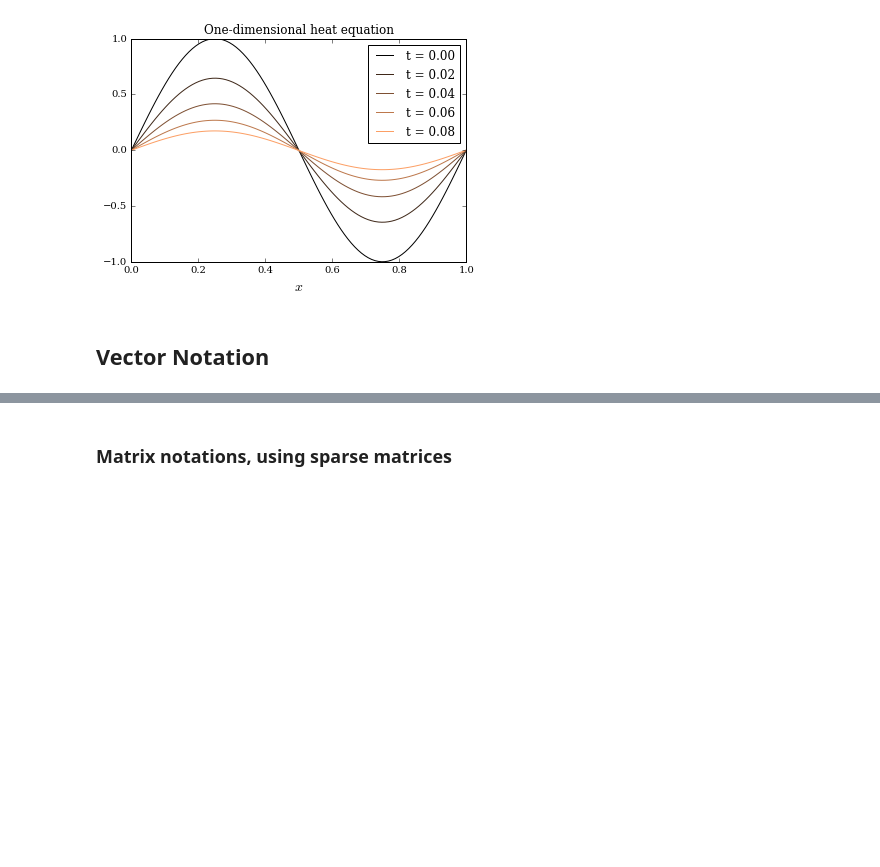
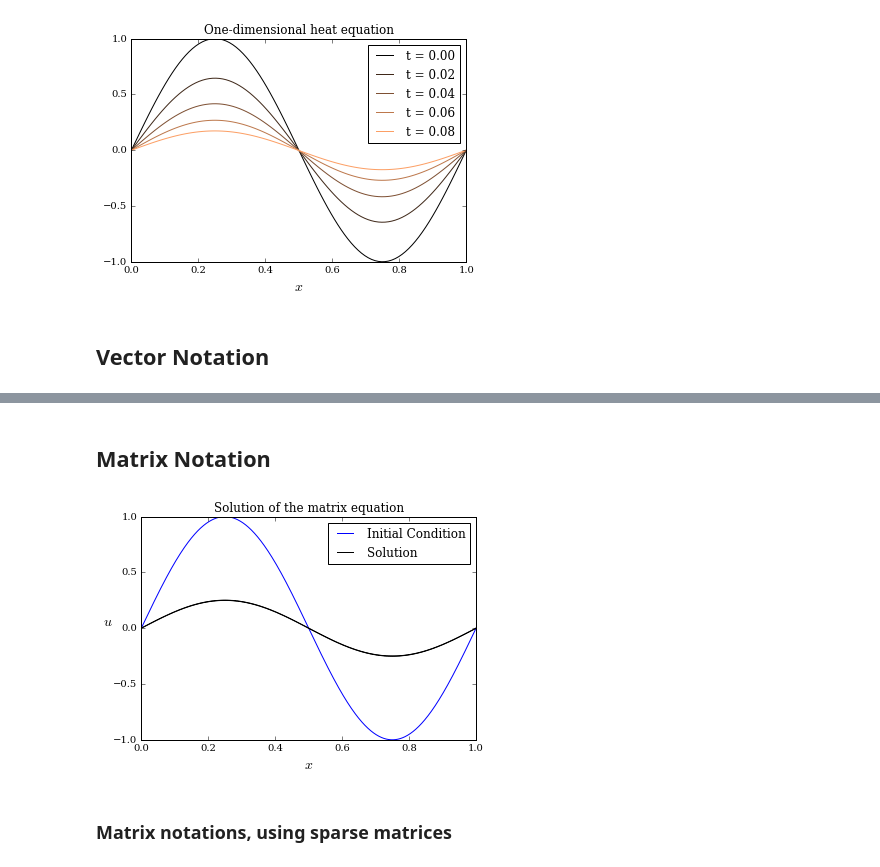
Before and after one commit to gavinconran/numerical-finance, a Jupyter notebook: 03_Discretisation/Heat_FDExplicit/IPythonHeatFD.ipynb, the cells around one changed output, grey strips where cells are left out. Drawn from its saved outputs; the diff is of its cells as text; code cells hidden in the pictures; blank space fills up the shorter version.

```diff
--- a/03_Discretisation/Heat_FDExplicit/IPythonHeatFD.ipynb
+++ b/03_Discretisation/Heat_FDExplicit/IPythonHeatFD.ipynb
@@ -113,3 +112,39 @@ pyplot.show()
+# %% [markdown]
+## Matrix Notation
+# %%
+# Set up grid parameters
+nx = 1000  # num of grid points
+nt = 5000 # num of time steps
+
+dx = barX / (nx - 1)   # Grid step in space
+dt = T / nt            # Grid step in time
+
+# Space step size
+x = np.linspace(0.0, barX, nx)
+# Boundary conditions
+x = np.linspace(0.0, barX, nx)
+u = np.sin(2 * np.pi * x)
+rhs = np.zeros(nx)
+
+# Definition of the tridiagonal matrix
+Tmatrix = [np.ones(nx), 2 *np.ones(nx), np.ones(nx)]
+nonzeropositions = np.array([-1, 0, 1])
+iterationMatrix = dia_matrix((Tmatrix, nonzeropositions), shape=(nx, nx))
+
+# Solving the linear system
+spSolution = spsolve(iterationMatrix, u)
+
+# Initial Condition plot
+pyplot.figure()
+pyplot.plot(x, u, 'b-', label='Initial Condition')
+pyplot.plot(x, spSolution, 'k-', label='Solution')
+pyplot.title('Solution of the matrix equation')
+pyplot.xlabel(u'$x$', fontsize=14)
+pyplot.ylabel(u'$u$', fontsize=14, rotation=0)
+pyplot.legend()
+pyplot.show()
+# %% [output]
+[figure, added]
 # %% [markdown]
 ### Matrix notations, using sparse matrices
 # %%
```
Also changed, not shown: parts of 6 cells of this notebook.
